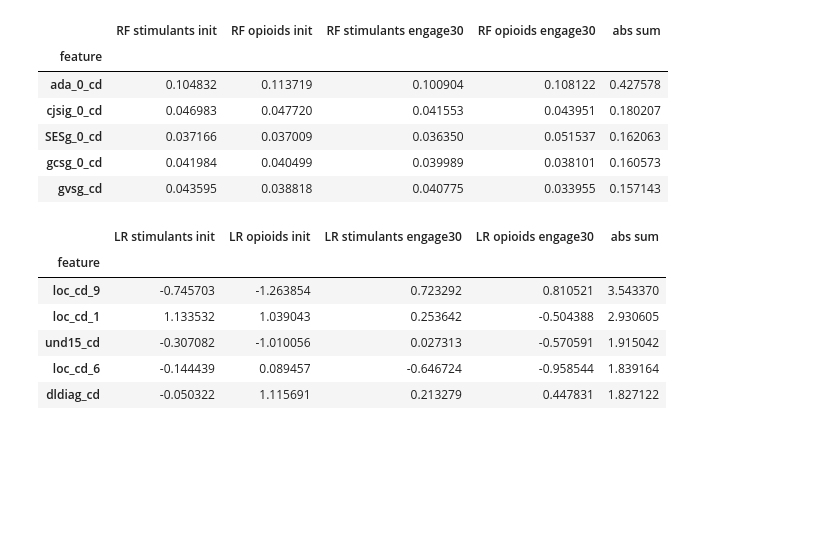
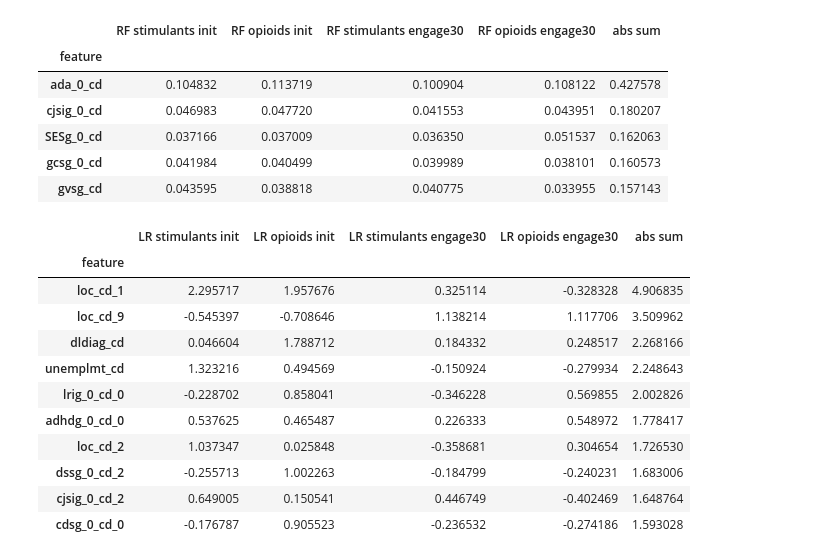
Before and after one commit to prathikr/Jordan-Prep, a Jupyter notebook: Jordan-Prep/mvp.ipynb, the cells around one changed output. Saved outputs shown, nothing was run; the diff lists cells and outputs as text; code cells hidden in the pictures; blank space fills up the shorter version.

```diff
--- a/Jordan-Prep/mvp.ipynb
+++ b/Jordan-Prep/mvp.ipynb
@@ -150,6 +174,8 @@ Recall: 0.9947839046199702
 AUC: 0.698
 [figure]
 # %%
-logistic_regression_stimulants_init = run_model(LogisticRegression(max_iter=1000), stimulants_init, 'stimulants', 'init')
+stimulants_init_logistic_regression = get_logistic_regression_features(stimulants_init)
+
+logistic_regression_stimulants_init = run_model(LogisticRegression(max_iter=1000), stimulants_init_logistic_regression, 'stimulants', 'init')
 feature_importance_logistic_regression = feature_importance_logistic_regression.join(logistic_regression_stimulants_init)
 # %% [output]
@@ -172,6 +198,8 @@ Recall: 1.0
 AUC: 0.610
 [figure]
 # %%
-logistic_regression_opioids_init = run_model(LogisticRegression(max_iter=1000), opioids_init, 'opioids', 'init')
+opioids_init_logistic_regression = get_logistic_regression_features(opioids_init)
+
+logistic_regression_opioids_init = run_model(LogisticRegression(max_iter=1000), opioids_init_logistic_regression, 'opioids', 'init')
 feature_importance_logistic_regression = feature_importance_logistic_regression.join(logistic_regression_opioids_init)
 # %% [output]
@@ -194,6 +222,8 @@ Recall: 0.8625393494228751
 AUC: 0.621
 [figure]
 # %%
-logistic_regression_stimulants_engage30 = run_model(LogisticRegression(max_iter=1000), stimulants_engage30, 'stimulants', 'engage30')
+stimulants_engage30_logistic_regression = get_logistic_regression_features(stimulants_engage30)
+
+logistic_regression_stimulants_engage30 = run_model(LogisticRegression(max_iter=1000), stimulants_engage30_logistic_regression, 'stimulants', 'engage30')
 feature_importance_logistic_regression = feature_importance_logistic_regression.join(logistic_regression_stimulants_engage30)
 # %% [output]
@@ -216,6 +246,8 @@ Recall: 0.9074074074074074
 AUC: 0.575
 [figure]
 # %%
-logistic_regression_opioids_engage30 = run_model(LogisticRegression(max_iter=1000), opioids_engage30, 'opioids', 'engage30')
+opioids_engage30_logistic_regression = get_logistic_regression_features(opioids_engage30)
+
+logistic_regression_opioids_engage30 = run_model(LogisticRegression(max_iter=1000), opioids_engage30_logistic_regression, 'opioids', 'engage30')
 feature_importance_logistic_regression = feature_importance_logistic_regression.join(logistic_regression_opioids_engage30)
 # %% [output]
@@ -249,15 +283,20 @@ feature_importance_random_forest.head()
 | gcsg_0_cd | 0.041984 | 0.040499 | 0.039989 | 0.038101 | 0.160573 |
 | gvsg_cd | 0.043595 | 0.038818 | 0.040775 | 0.033955 | 0.157143 |
 # %%
-feature_importance_logistic_regression.head()
+feature_importance_logistic_regression.head(10)
 # %% [output]
 |  | LR stimulants init | LR opioids init | LR stimulants engage30 | LR opioids engage30 | abs sum |
 | feature |  |  |  |  |  |
-| loc_cd_9 | -0.745703 | -1.263854 | 0.723292 | 0.810521 | 3.543370 |
-| loc_cd_1 | 1.133532 | 1.039043 | 0.253642 | -0.504388 | 2.930605 |
-| und15_cd | -0.307082 | -1.010056 | 0.027313 | -0.570591 | 1.915042 |
-| loc_cd_6 | -0.144439 | 0.089457 | -0.646724 | -0.958544 | 1.839164 |
-| dldiag_cd | -0.050322 | 1.115691 | 0.213279 | 0.447831 | 1.827122 |
+| loc_cd_1 | 2.295717 | 1.957676 | 0.325114 | -0.328328 | 4.906835 |
+| loc_cd_9 | -0.545397 | -0.708646 | 1.138214 | 1.117706 | 3.509962 |
+| dldiag_cd | 0.046604 | 1.788712 | 0.184332 | 0.248517 | 2.268166 |
+| unemplmt_cd | 1.323216 | 0.494569 | -0.150924 | -0.279934 | 2.248643 |
+| lrig_0_cd_0 | -0.228702 | 0.858041 | -0.346228 | 0.569855 | 2.002826 |
+| adhdg_0_cd_0 | 0.537625 | 0.465487 | 0.226333 | 0.548972 | 1.778417 |
+| loc_cd_2 | 1.037347 | 0.025848 | -0.358681 | 0.304654 | 1.726530 |
+| dssg_0_cd_2 | -0.255713 | 1.002263 | -0.184799 | -0.240231 | 1.683006 |
+| cjsig_0_cd_2 | 0.649005 | 0.150541 | 0.446749 | -0.402469 | 1.648764 |
+| cdsg_0_cd_0 | -0.176787 | 0.905523 | -0.236532 | -0.274186 | 1.593028 |
 # %%
 # Create a Pandas Excel writer using XlsxWriter as the engine.
 writer = pd.ExcelWriter('feature_importance.xlsx', engine='xlsxwriter')
```
Also changed, not shown: parts of 18 cells of this notebook, 1 other file.
